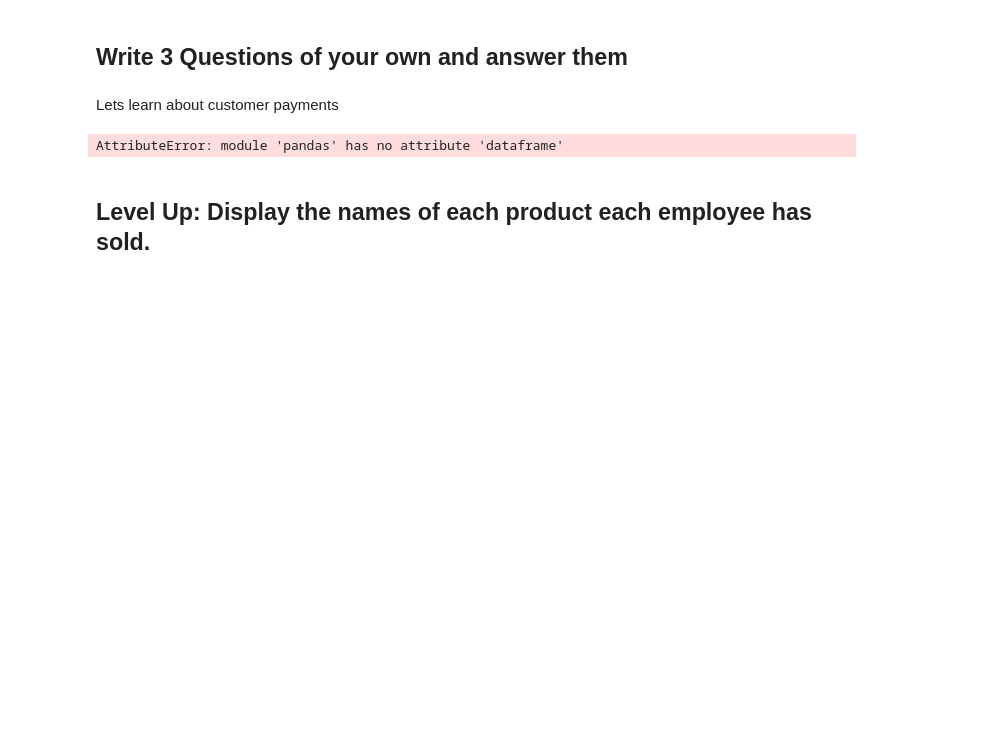
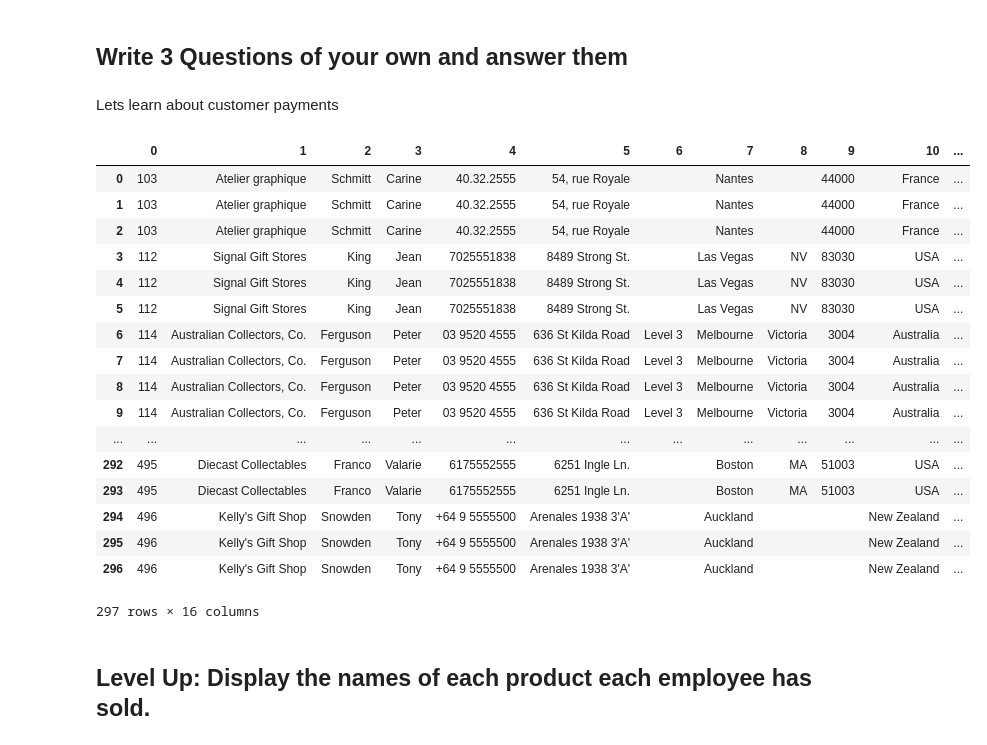
Before and after one commit to AlludedCrabb/dsc-1-05-11-join-statements-lab-seattle-ds-career-040119, a Jupyter notebook: index.ipynb, the cells around one changed output. Drawn from its saved outputs; the diff is of its cells as text; code cells hidden in the pictures; blank space fills up the shorter version.

```diff
--- a/index.ipynb
+++ b/index.ipynb
@@ -65,12 +65,29 @@ cr.execute("""SELECT city,
 Lets learn about customer payments
 # %%
 # Your code here
-pd.dataframe(cr.execute("""SELECT * FROM customers
+pd.DataFrame(cr.execute("""SELECT * FROM customers
                        LEFT JOIN payments
                        USING(customerNumber)
                        ;""").fetchall())
 # %% [output]
+|  | 0 | 1 | 2 | 3 | 4 | 5 | 6 | 7 | 8 | 9 | 10 | ... |
+| 0 | 103 | Atelier graphique | Schmitt | Carine | 40.32.2555 | 54, rue Royale |  | Nantes |  | 44000 | France | ... |
+| 1 | 103 | Atelier graphique | Schmitt | Carine | 40.32.2555 | 54, rue Royale |  | Nantes |  | 44000 | France | ... |
+| 2 | 103 | Atelier graphique | Schmitt | Carine | 40.32.2555 | 54, rue Royale |  | Nantes |  | 44000 | France | ... |
+| 3 | 112 | Signal Gift Stores | King | Jean | 7025551838 | 8489 Strong St. |  | Las Vegas | NV | 83030 | USA | ... |
+| 4 | 112 | Signal Gift Stores | King | Jean | 7025551838 | 8489 Strong St. |  | Las Vegas | NV | 83030 | USA | ... |
+| 5 | 112 | Signal Gift Stores | King | Jean | 7025551838 | 8489 Strong St. |  | Las Vegas | NV | 83030 | USA | ... |
+| 6 | 114 | Australian Collectors, Co. | Ferguson | Peter | 03 9520 4555 | 636 St Kilda Road | Level 3 | Melbourne | Victoria | 3004 | Australia | ... |
+| 7 | 114 | Australian Collectors, Co. | Ferguson | Peter | 03 9520 4555 | 636 St Kilda Road | Level 3 | Melbourne | Victoria | 3004 | Australia | ... |
+| 8 | 114 | Australian Collectors, Co. | Ferguson | Peter | 03 9520 4555 | 636 St Kilda Road | Level 3 | Melbourne | Victoria | 3004 | Australia | ... |
+| 9 | 114 | Australian Collectors, Co. | Ferguson | Peter | 03 9520 4555 | 636 St Kilda Road | Level 3 | Melbourne | Victoria | 3004 | Australia | ... |
+| ... | ... | ... | ... | ... | ... | ... | ... | ... | ... | ... | ... | ... |
+| 292 | 495 | Diecast Collectables | Franco | Valarie | 6175552555 | 6251 Ingle Ln. |  | Boston | MA | 51003 | USA | ... |
+| 293 | 495 | Diecast Collectables | Franco | Valarie | 6175552555 | 6251 Ingle Ln. |  | Boston | MA | 51003 | USA | ... |
+| 294 | 496 | Kelly's Gift Shop | Snowden | Tony | +64 9 5555500 | Arenales 1938 3'A' |  | Auckland |  |  | New Zealand | ... |
+| 295 | 496 | Kelly's Gift Shop | Snowden | Tony | +64 9 5555500 | Arenales 1938 3'A' |  | Auckland |  |  | New Zealand | ... |
+| 296 | 496 | Kelly's Gift Shop | Snowden | Tony | +64 9 5555500 | Arenales 1938 3'A' |  | Auckland |  |  | New Zealand | ... |
-AttributeError: module 'pandas' has no attribute 'dataframe'
+297 rows × 16 columns
 # %%
 # Your code here
 # %%
```
